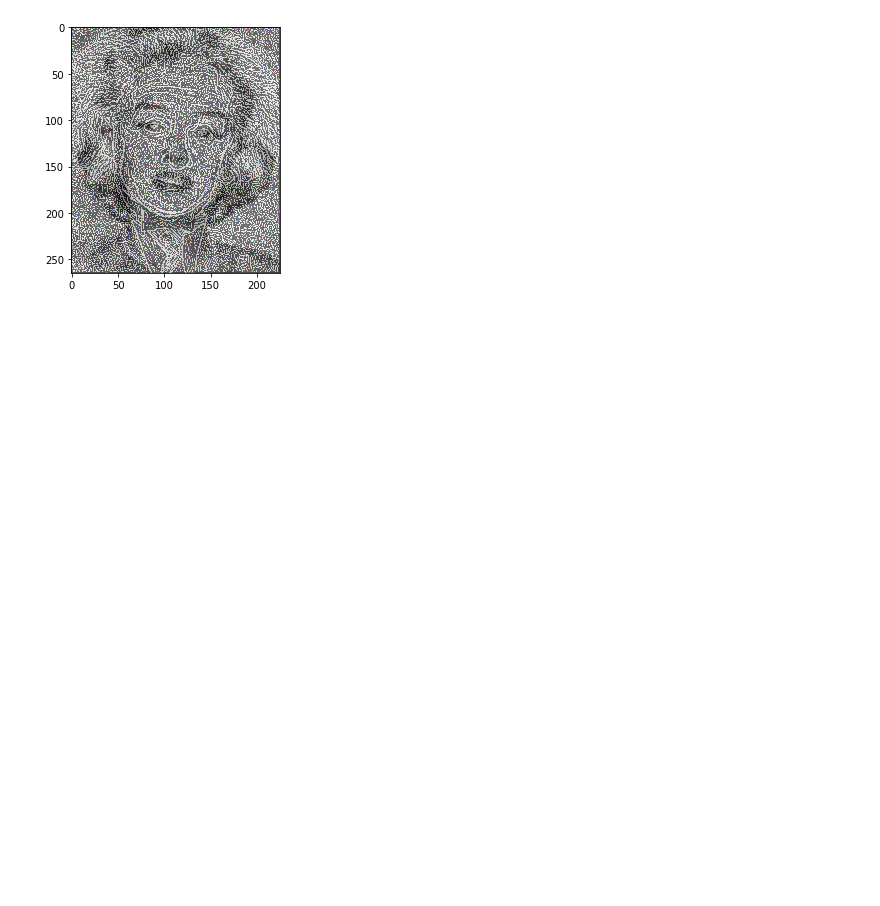
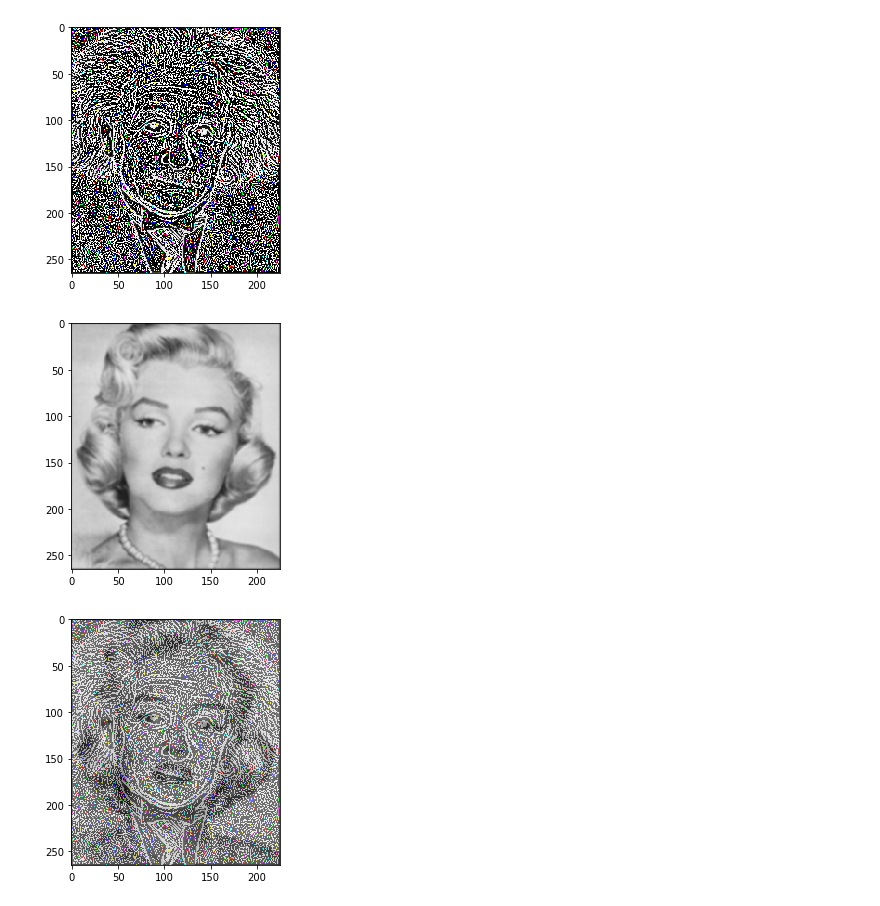
Before and after one commit to gabrielhofer560/CSC-414_P1, a Jupyter notebook: P1.ipynb, the cells around one changed output. Drawn from its saved outputs; the diff is of its cells as text; code cells hidden in the pictures; blank space fills up the shorter version.

```diff
--- a/P1.ipynb
+++ b/P1.ipynb
@@ -157,35 +202,45 @@ def imfilter(A,kernel):
 # %%
+# TASK 2
 import numpy as np
 from numpy.fft import fft2, ifft2, fftshift, ifftshift
 from scipy import misc
 from scipy import ndimage
 import math
 from skimage import io
 import sys
 
 from gaussian import gauss
 from imfilter import imfilter
 import cv2
 
 def hybrid(F1,F2,sigH,sigL):
   A = io.imread(F1)   # for not color?
   B = io.imread(F2)   # for not color?
-  l=imfilter(A, gauss(3,3,sigH))
-  h=imfilter(B, gauss(3,3,sigL))
+  l=imfilter(A, gauss(5,5,sigH))
+  h=imfilter(B, gauss(5,5,sigL))
   A = io.imread(F1)
   l = A-l
+
+  io.imshow(l)
+  io.show()
+
+  io.imshow(h)
+  io.show()
+
   for i in range(h.shape[0]):
     for j in range(h.shape[1]):
       for k in range(h.shape[2]):
         h[i][j][k] = h[i][j][k]/2
         l[i][j][k] = l[i][j][k]/2
   return (l + h)
 
 def main():
   hyb = hybrid("pics/data/einstein.bmp","pics/data/marilyn.bmp",1.0,1.0)
   io.imshow(hyb)
   io.show()
   io.imsave("out.png",hyb)
 main()
 # %% [output]
-[figure, old version]
+[figure, new version]
+[figure, added]
+[figure, added]
```
Also changed, not shown: parts of 3 cells of this notebook, 3 other files.
